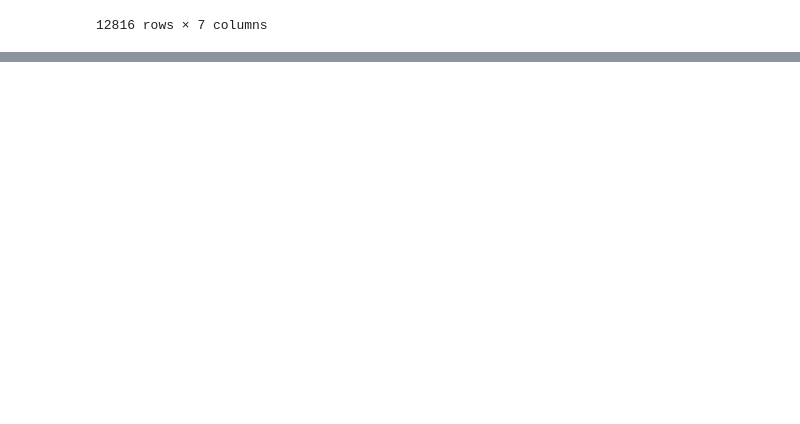
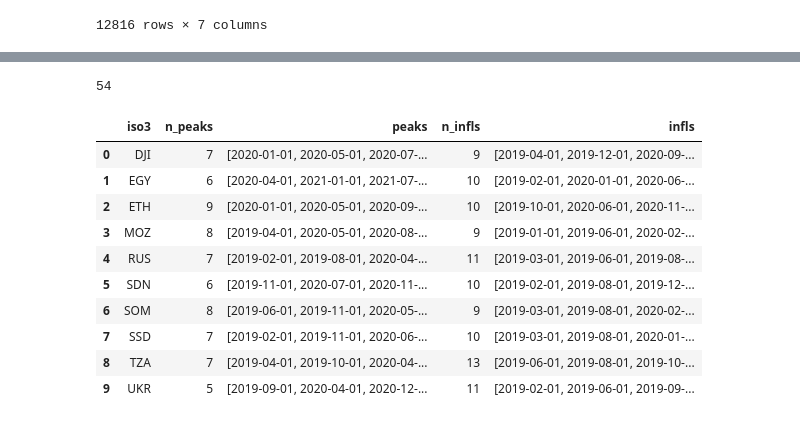
Before and after one commit to myjyby/UNDatathon, a Jupyter notebook: notebooks/gdelt_summary_eda.ipynb, the cells around one changed output, grey strips where cells are left out. Drawn from its saved outputs; the diff is of its cells as text; code cells hidden in the pictures; blank space fills up the shorter version.

```diff
--- a/notebooks/gdelt_summary_eda.ipynb
+++ b/notebooks/gdelt_summary_eda.ipynb
@@ -276,0 +336,4 @@ df
+# %%
+df.Date.nunique()
+# %% [output]
+54
@@ -289,0 +358,14 @@ df_ev = pd.DataFrame(events, columns=('iso3', 'peaks', 'infls'))
+# %%
+df_ev
+# %% [output]
+|  | iso3 | n_peaks | peaks | n_infls | infls |
+| 0 | DJI | 7 | [2020-01-01, 2020-05-01, 2020-07-... | 9 | [2019-04-01, 2019-12-01, 2020-09-... |
+| 1 | EGY | 6 | [2020-04-01, 2021-01-01, 2021-07-... | 10 | [2019-02-01, 2020-01-01, 2020-06-... |
+| 2 | ETH | 9 | [2020-01-01, 2020-05-01, 2020-09-... | 10 | [2019-10-01, 2020-06-01, 2020-11-... |
+| 3 | MOZ | 8 | [2019-04-01, 2020-05-01, 2020-08-... | 9 | [2019-01-01, 2019-06-01, 2020-02-... |
+| 4 | RUS | 7 | [2019-02-01, 2019-08-01, 2020-04-... | 11 | [2019-03-01, 2019-06-01, 2019-08-... |
+| 5 | SDN | 6 | [2019-11-01, 2020-07-01, 2020-11-... | 10 | [2019-02-01, 2019-08-01, 2019-12-... |
+| 6 | SOM | 8 | [2019-06-01, 2019-11-01, 2020-05-... | 9 | [2019-03-01, 2019-08-01, 2020-02-... |
+| 7 | SSD | 7 | [2019-02-01, 2019-11-01, 2020-06-... | 10 | [2019-03-01, 2019-08-01, 2020-01-... |
+| 8 | TZA | 7 | [2019-04-01, 2019-10-01, 2020-04-... | 13 | [2019-06-01, 2019-08-01, 2019-10-... |
+| 9 | UKR | 5 | [2019-09-01, 2020-04-01, 2020-12-... | 11 | [2019-02-01, 2019-06-01, 2019-09-... |
```
Also changed, not shown: parts of 40 cells of this notebook, 3 other files.
